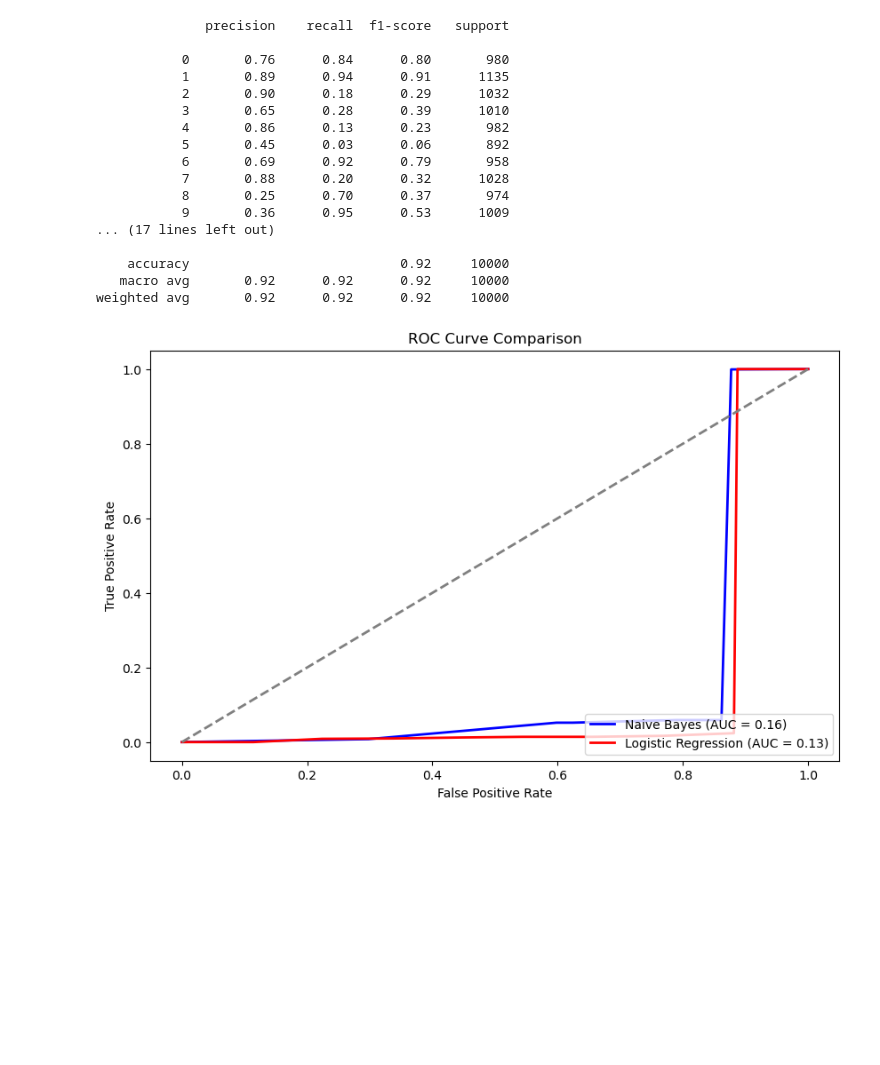
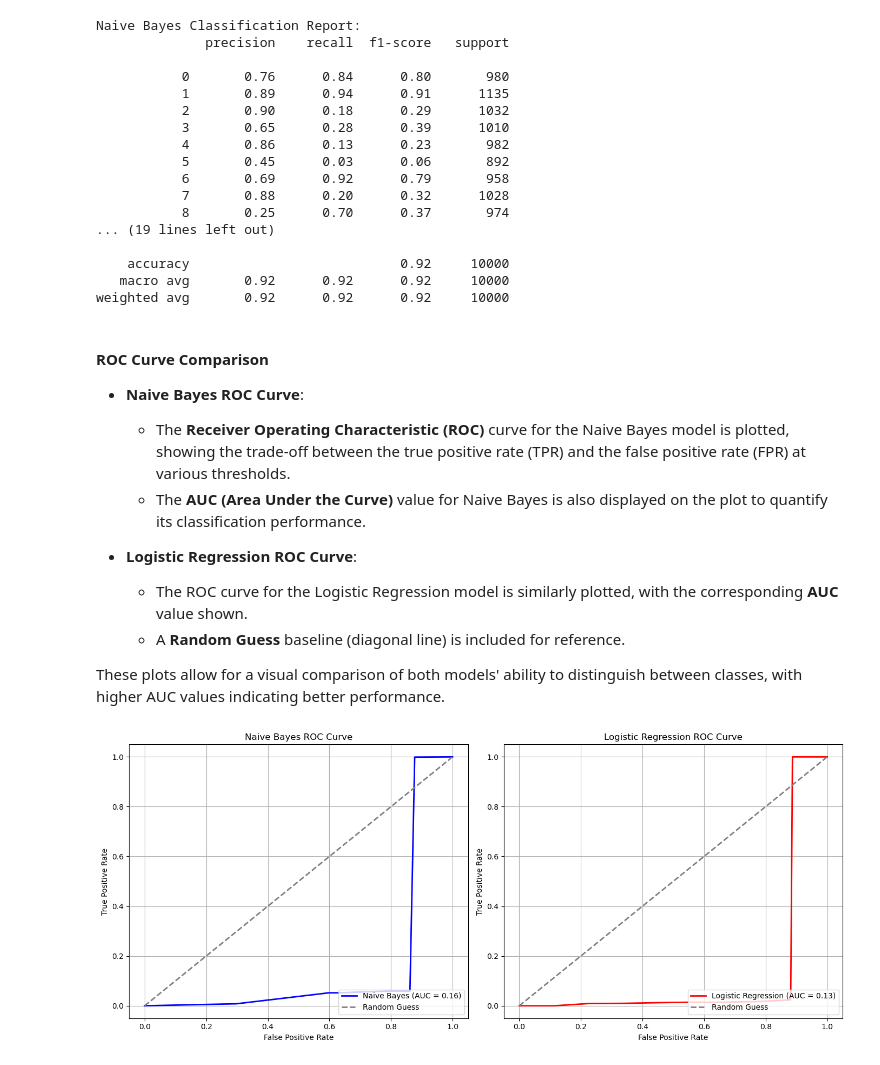
Before and after one commit to RahulChhatbar/Generative-vs-Discriminative-Models, a Jupyter notebook: src/mnist_analysis.ipynb, the cells around one changed output. Cells and saved outputs as stored; diff of their text form; code cells hidden in the pictures; blank space fills up the shorter version.

```diff
--- a/src/mnist_analysis.ipynb
+++ b/src/mnist_analysis.ipynb
@@ -63,9 +106,12 @@ print(cf_lr)
 # %%
 cr_nb = classification_report(y_test, y_pred_nb)
 cr_lr = classification_report(y_test, y_pred_lr)
+print("Naive Bayes Classification Report:")
 print(cr_nb)
+print("Logistic Regression Classification Report:")
 print(cr_lr)
 # %% [output]
+Naive Bayes Classification Report:
               precision    recall  f1-score   support
 
            0       0.76      0.84      0.80       980
@@ -77,12 +123,23 @@ print(cr_lr)
            6       0.69      0.92      0.79       958
            7       0.88      0.20      0.32      1028
            8       0.25      0.70      0.37       974
-           9       0.36      0.95      0.53      1009
-... (17 lines left out)
+... (19 lines left out)
 
     accuracy                           0.92     10000
    macro avg       0.92      0.92      0.92     10000
 weighted avg       0.92      0.92      0.92     10000
+# %% [markdown]
+#### ROC Curve Comparison
+
+- **Naive Bayes ROC Curve**:
+  - The **Receiver Operating Characteristic (ROC)** curve for the Naive Bayes model is plotted, showing the trade-off between the true positive rate (TPR) and the false positive rate (FPR) at various thresholds.
+  - The **AUC (Area Under the Curve)** value for Naive Bayes is also displayed on the plot to quantify its classification performance.
+
+- **Logistic Regression ROC Curve**:
+  - The ROC curve for the Logistic Regression model is similarly plotted, with the corresponding **AUC** value shown.
+  - A **Random Guess** baseline (diagonal line) is included for reference.
+
+These plots allow for a visual comparison of both models' ability to distinguish between classes, with higher AUC values indicating better performance.
 # %%
 y_prob_nb = nb.predict_proba(X_test)[:, 1]
 y_prob_lr = lr.predict_proba(X_test)[:, 1]
@@ -92,14 +149,25 @@ roc_auc_nb = auc(fpr_nb, tpr_nb)
 fpr_lr, tpr_lr, _ = roc_curve(y_test, y_pred_lr, pos_label=1)
 roc_auc_lr = auc(fpr_lr, tpr_lr)
 # %%
-plt.figure(figsize=(10, 6))
-plt.plot(fpr_nb, tpr_nb, color='blue', lw=2, label=f'Naive Bayes (AUC = {roc_auc_nb:.2f})')
-plt.plot(fpr_lr, tpr_lr, color='red', lw=2, label=f'Logistic Regression (AUC = {roc_auc_lr:.2f})')
-plt.plot([0, 1], [0, 1], color='gray', lw=2, linestyle='--')
-plt.xlabel('False Positive Rate')
-plt.ylabel('True Positive Rate')
-plt.title('ROC Curve Comparison')
-plt.legend(loc='lower right')
+fig, ax = plt.subplots(1, 2, figsize=(14, 6))
+
+ax[0].plot(fpr_nb, tpr_nb, color='blue', lw=2, label=f'Naive Bayes (AUC = {roc_auc_nb:.2f})')
+ax[0].plot([0, 1], [0, 1], color='gray', lw=2, label='Random Guess', linestyle='--')
+ax[0].set_xlabel('False Positive Rate')
+ax[0].set_ylabel('True Positive Rate')
+ax[0].set_title('Naive Bayes ROC Curve')
+ax[0].legend(loc='lower right')
+ax[0].grid()
+
+ax[1].plot(fpr_lr, tpr_lr, color='red', lw=2, label=f'Logistic Regression (AUC = {roc_auc_lr:.2f})')
+ax[1].plot([0, 1], [0, 1], color='gray', lw=2, label='Random Guess', linestyle='--')
+ax[1].set_xlabel('False Positive Rate')
+ax[1].set_ylabel('True Positive Rate')
+ax[1].set_title('Logistic Regression ROC Curve')
+ax[1].legend(loc='lower right')
+ax[1].grid()
+
+plt.tight_layout()
 plt.show()
 # %% [output]
-[figure, old version]
+[figure, new version]
```
Also changed, not shown: parts of 13 cells of this notebook, 2 other files.
